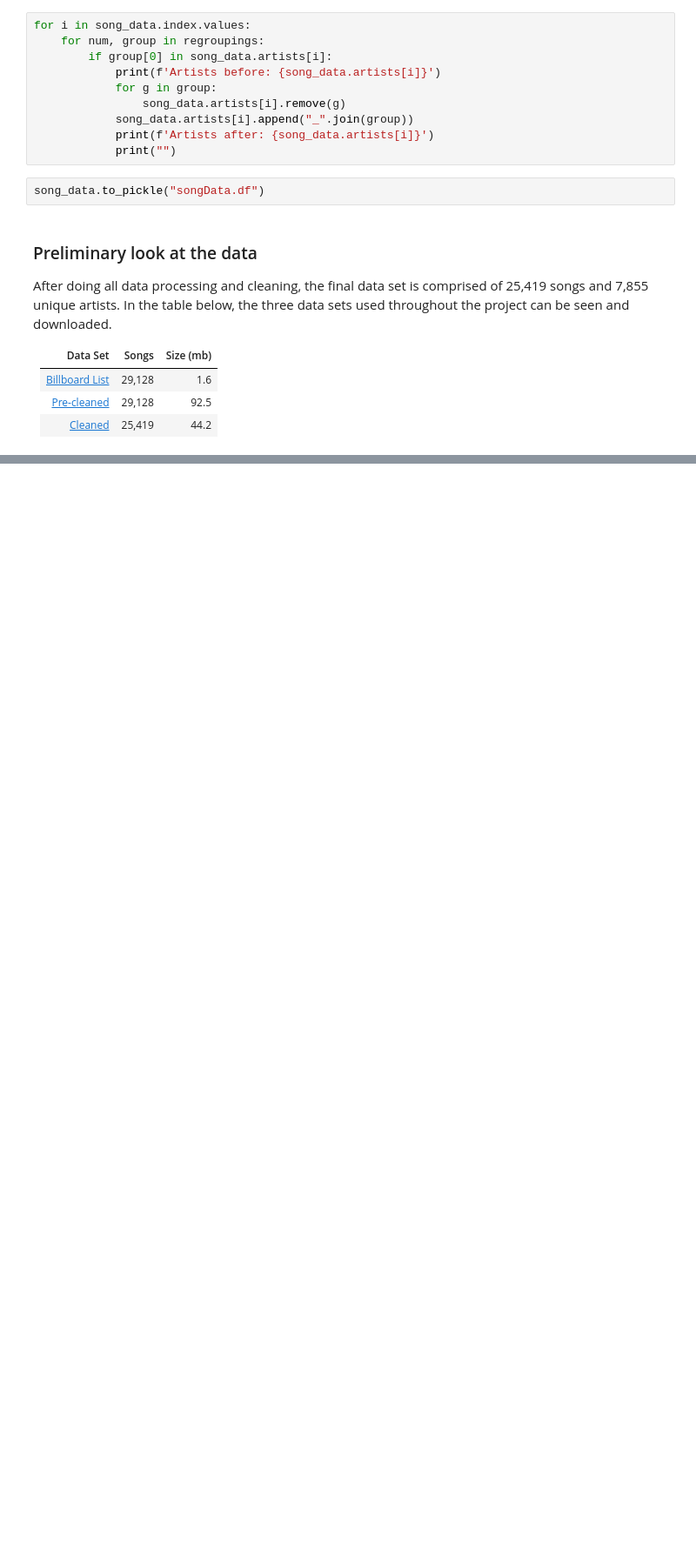
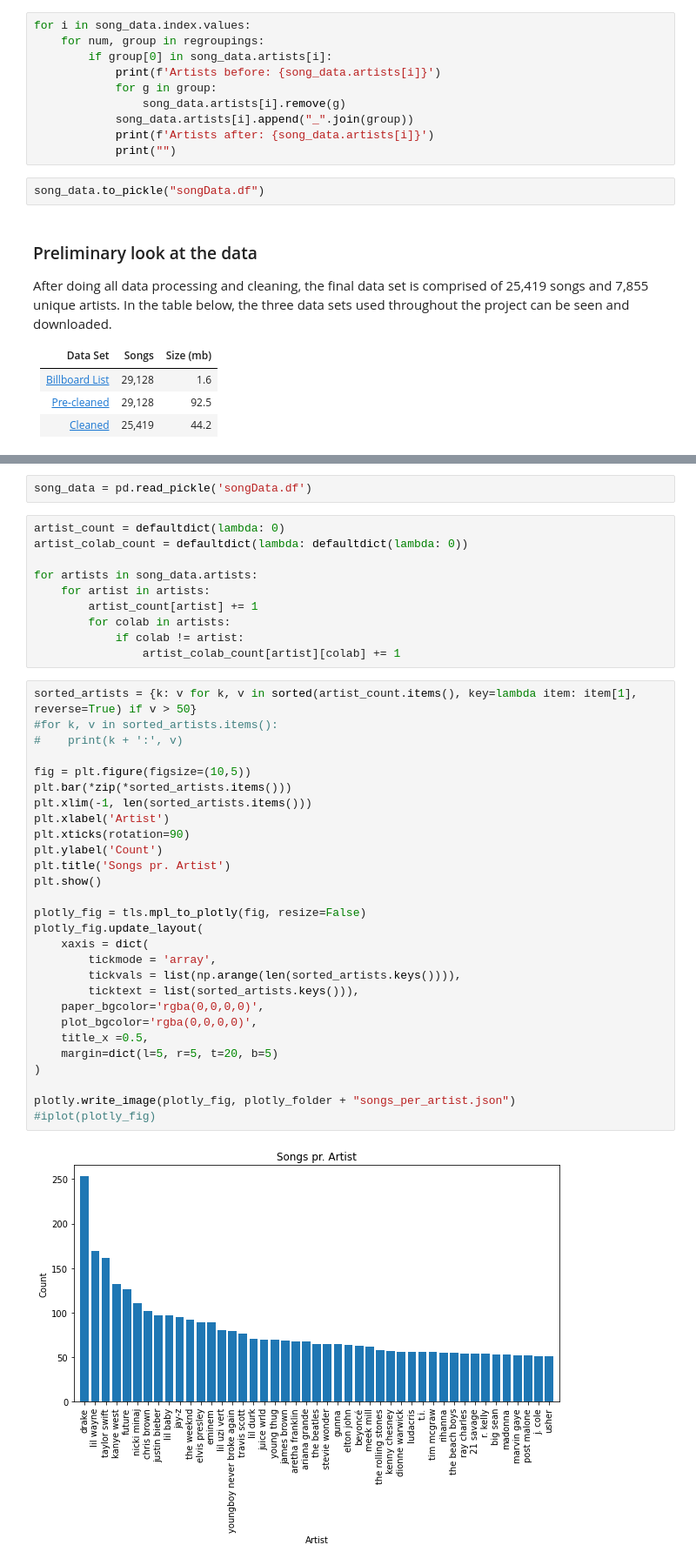
Before and after one commit to DavidAriOstenfeldt/project_website, a Jupyter notebook: Project/DATA_FOR_FULL_NOTEBOOK.ipynb, the cells around one changed output, grey strips where cells are left out. Shown at 87% size. Drawn from its saved outputs; the diff is of its cells as text; blank space fills up the shorter version.

Commit message:
updated data for full notebook notebook, and created some more plots for data vis

```diff
--- a/Project/DATA_FOR_FULL_NOTEBOOK.ipynb
+++ b/Project/DATA_FOR_FULL_NOTEBOOK.ipynb
@@ -593,0 +608,42 @@ After doing all data processing and cleaning, the final data set is comprised of
+# %%
+song_data = pd.read_pickle('songData.df')
+# %%
+artist_count = defaultdict(lambda: 0)
+artist_colab_count = defaultdict(lambda: defaultdict(lambda: 0))
+
+for artists in song_data.artists:
+    for artist in artists:
+        artist_count[artist] += 1
+        for colab in artists:
+            if colab != artist:
+                artist_colab_count[artist][colab] += 1
+# %%
+sorted_artists = {k: v for k, v in sorted(artist_count.items(), key=lambda item: item[1], reverse=True) if v > 50}
+#for k, v in sorted_artists.items():
+#    print(k + ':', v)
+
+fig = plt.figure(figsize=(10,5))
+plt.bar(*zip(*sorted_artists.items()))
+plt.xlim(-1, len(sorted_artists.items()))
+plt.xlabel('Artist')
+plt.xticks(rotation=90)
+plt.ylabel('Count')
+plt.title('Songs pr. Artist')
+plt.show()
+
+plotly_fig = tls.mpl_to_plotly(fig, resize=False)
+plotly_fig.update_layout(
+    xaxis = dict(
+        tickmode = 'array',
+        tickvals = list(np.arange(len(sorted_artists.keys()))),
+        ticktext = list(sorted_artists.keys())),
+    paper_bgcolor='rgba(0,0,0,0)',
+    plot_bgcolor='rgba(0,0,0,0)',
+    title_x =0.5,
+    margin=dict(l=5, r=5, t=20, b=5)
+)
+
+plotly.write_image(plotly_fig, plotly_folder + "songs_per_artist.json")
+#iplot(plotly_fig)
+# %% [output]
+[figure, added]
```
Also changed, not shown: parts of 5 cells of this notebook, 3 other files.
